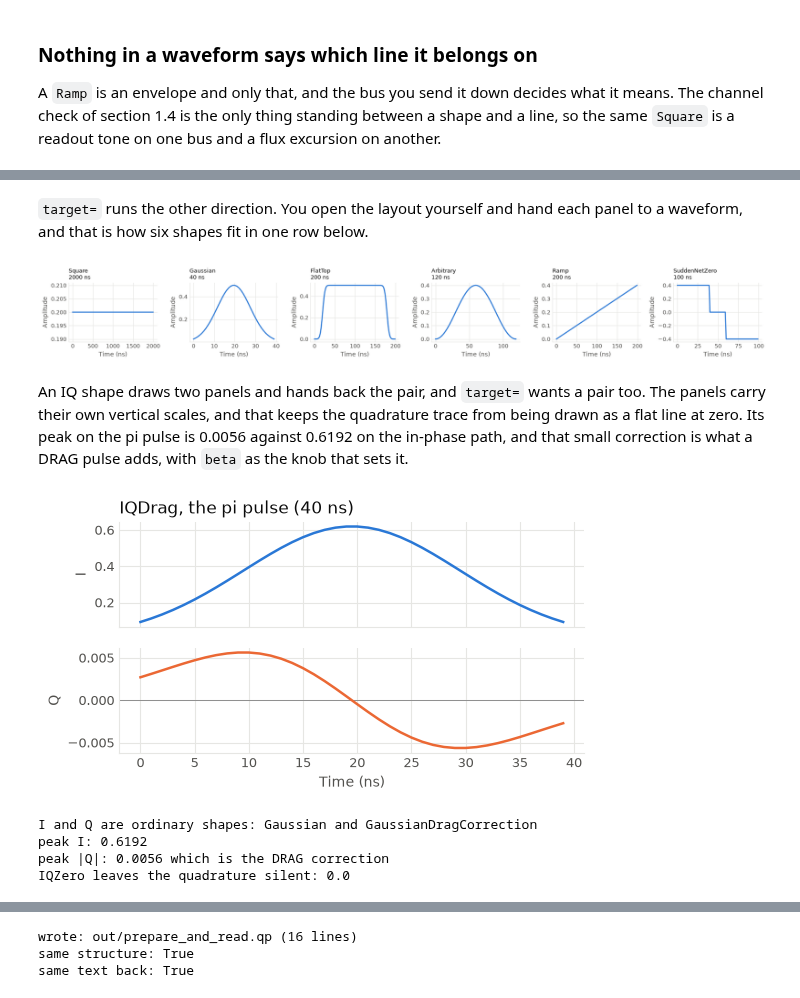
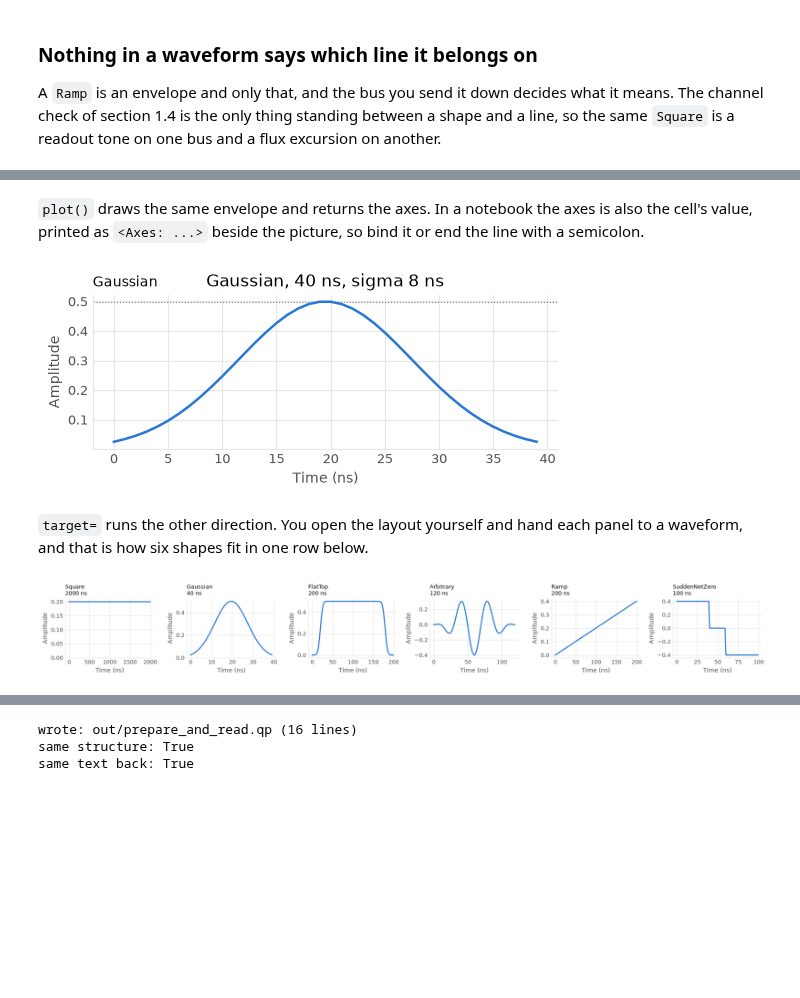
Before and after one commit to qilimanjaro-tech/ieee-qce26-qprogram-tutorial, a Jupyter notebook: notebooks/solutions/01_introduction.ipynb, the cells around one changed output, grey strips where cells are left out. Saved outputs shown, nothing was run; the diff lists cells and outputs as text; code cells hidden in the pictures; blank space fills up the shorter version.

```diff
--- a/notebooks/solutions/01_introduction.ipynb
+++ b/notebooks/solutions/01_introduction.ipynb
@@ -377,41 +396,31 @@ plt.show()
 # %% [markdown]
-`target=` runs the other direction. You open the layout yourself and hand each panel to a waveform, and that is how six shapes fit in one row below.
+`plot()` draws the same envelope and returns the axes. In a notebook the axes is also the cell's value, printed as `<Axes: ...>` beside the picture, so bind it or end the line with a semicolon.
 # %%
-gallery = [
-    Square(amplitude=0.2, duration=2000),  # a readout tone
-    Gaussian(amplitude=0.5, duration=40, sigma=8),  # a short drive envelope
-    FlatTop(amplitude=0.5, duration=200, smooth_duration=20),  # rise, hold, fall
-    Arbitrary(0.4 * np.hanning(120)),  # samples from optimal control or a fit
-    Ramp(from_amplitude=0.0, to_amplitude=0.4, duration=200),  # a flux excursion
-    SuddenNetZero(amplitude=0.4, duration=100, b=1.0, t_phi=20),  # a two-qubit gate pulse
-]
-
-fig, panels = plt.subplots(1, len(gallery), figsize=(17, 2.4))
-for panel, waveform in zip(panels, gallery, strict=True):
-    waveform.plot(target=panel)  # the waveform draws itself onto the panel we opened for it
-    panel.set_title(f"{type(waveform).__name__}\n{waveform.get_duration()} ns", loc="left", fontsize=9)
-fig.tight_layout()
+ax = drive_envelope.plot()
+ax.set_title(f"Gaussian, {drive_envelope.get_duration()} ns, sigma {drive_envelope.sigma} ns")
+ax.axhline(drive_envelope.peak_amplitude(), color="grey", linestyle=":", linewidth=0.8)
 plt.show()
 # %% [output]
-[figure, old version]
+[figure, new version]
 # %% [markdown]
-An IQ shape draws two panels and hands back the pair, and `target=` wants a pair too. The panels carry their own vertical scales, and that keeps the quadrature trace from being drawn as a flat line at zero. Its peak on the pi pulse is 0.0056 against 0.6192 on the in-phase path, and that small correction is what a DRAG pulse adds, with `beta` as the knob that sets it.
+`target=` runs the other direction. You open the layout yourself and hand each panel to a waveform, and that is how six shapes fit in one row below.
 # %%
-ax_i, ax_q = pi_pulse.plot()
-ax_i.set_title(f"IQDrag, the pi pulse ({pi_pulse.get_duration()} ns)", loc="left")
-ax_q.axhline(0.0, color="grey", linewidth=0.6)
+gallery = [
+    Square(amplitude=0.2, duration=2000),  # a readout tone
+    Gaussian(amplitude=0.5, duration=40, sigma=8),  # a short drive envelope
+    FlatTop(amplitude=0.5, duration=200, smooth_duration=20),  # rise, hold, fall
+    Arbitrary(0.4 * np.hanning(120) * np.cos(np.linspace(0, 6 * np.pi, 120))),  # your own samples
+    Ramp(from_amplitude=0.0, to_amplitude=0.4, duration=200),  # a flux excursion
+    SuddenNetZero(amplitude=0.4, duration=100, b=1.0, t_phi=20),  # a two-qubit gate pulse
+]
+
+fig, panels = plt.subplots(1, len(gallery), figsize=(17, 2.4))
+for panel, waveform in zip(panels, gallery, strict=True):
+    waveform.plot(target=panel)  # the waveform draws itself onto the panel you opened for it
+    panel.set_ylim(bottom=min(0.0, panel.get_ylim()[0]))  # so a flat shape reads as flat
+    panel.set_title(f"{type(waveform).__name__}\n{waveform.get_duration()} ns", loc="left", fontsize=9)
+fig.tight_layout()
 plt.show()
-
-in_phase, quadrature = pi_pulse.get_I(), pi_pulse.get_Q()
-
-print("I and Q are ordinary shapes:", type(in_phase).__name__, "and", type(quadrature).__name__)
-print("peak I:", round(in_phase.peak_amplitude(), 4))
-print("peak |Q|:", round(quadrature.peak_amplitude(), 4), "which is the DRAG correction")
-print("IQZero leaves the quadrature silent:", IQZero(Square(0.2, 2000)).get_Q().peak_amplitude())
 # %% [output]
-[figure, old version]
+[figure, new version]
-I and Q are ordinary shapes: Gaussian and GaussianDragCorrection
-peak I: 0.6192
-peak |Q|: 0.0056 which is the DRAG correction
-IQZero leaves the quadrature silent: 0.0
 # %% [markdown]
```
Also changed, not shown: parts of 18 cells of this notebook, 9 other files.
